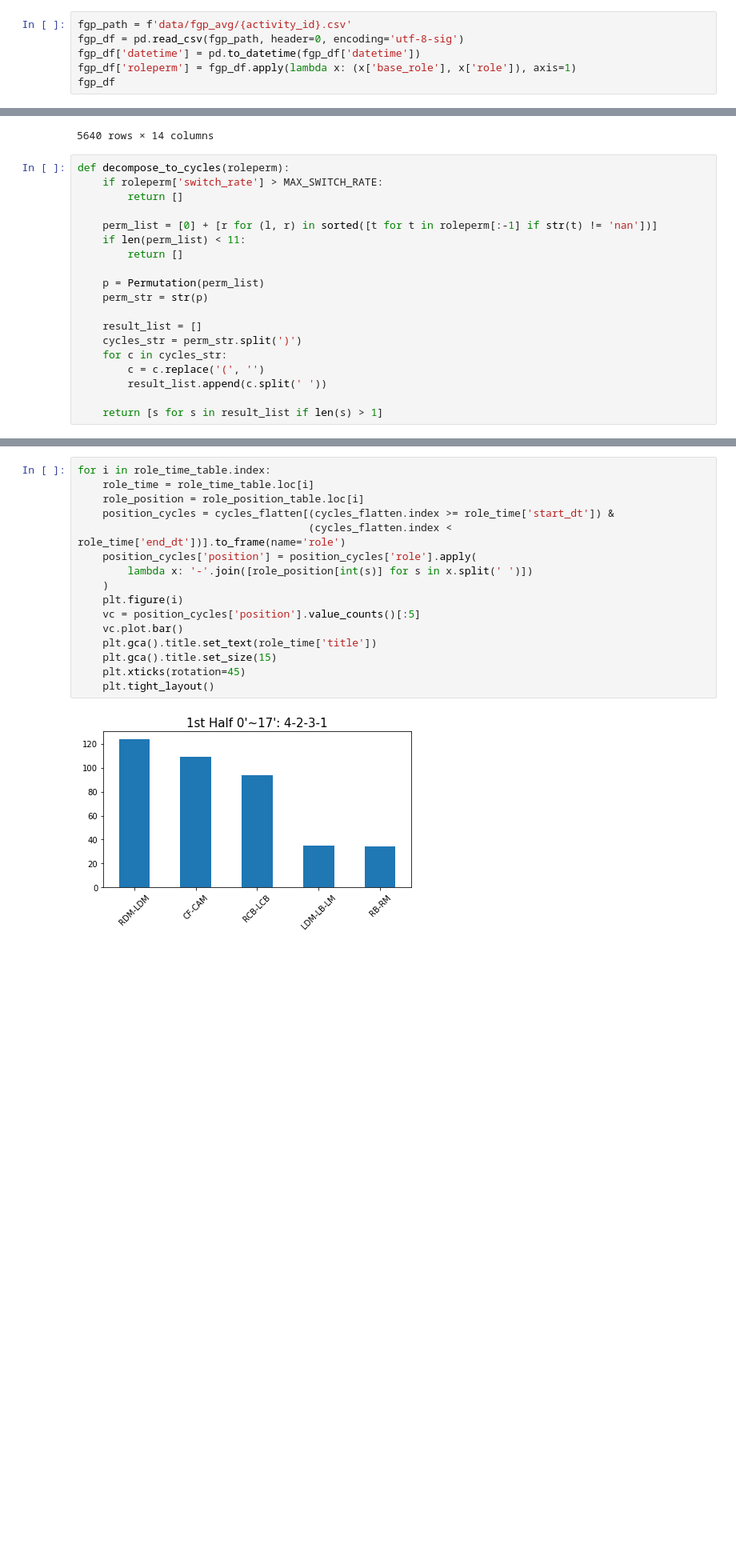
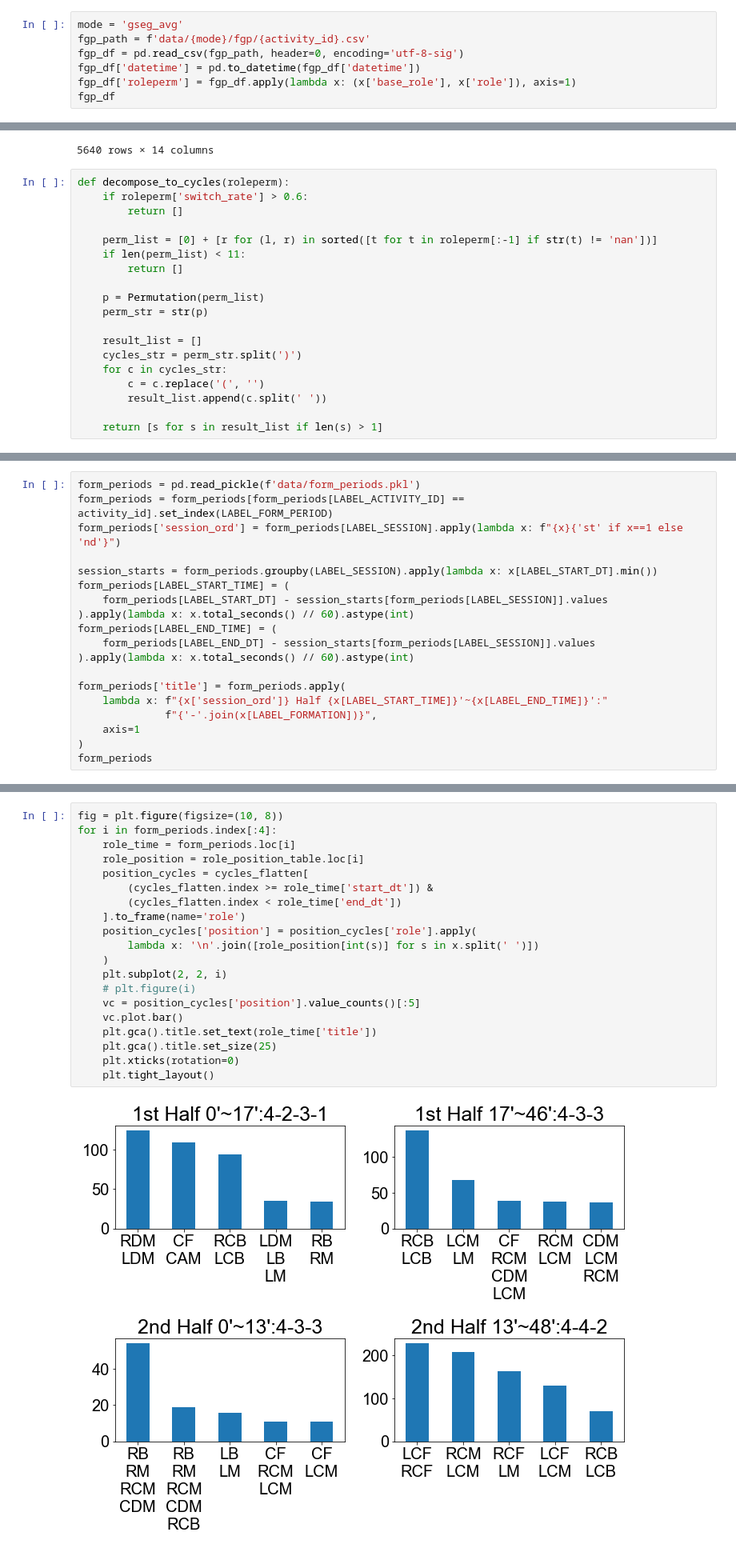
Before and after one commit to pientist/soccercpd, a Jupyter notebook: notebooks/5_switching_pattern_discovery.ipynb, the cells around one changed output, grey strips where cells are left out. Shown at 80% size. Saved outputs shown, nothing was run; the diff lists cells and outputs as text; blank space fills up the shorter version.

Commit message:
[feat][5_switching_pattern_discovery] Visualize histograms using subplots

```diff
--- a/notebooks/5_switching_pattern_discovery.ipynb
+++ b/notebooks/5_switching_pattern_discovery.ipynb
@@ -22,7 +28,8 @@ init_printing(perm_cyclic=True, pretty_print=False)
 # Choose an activity to analyze
 activity_id = 17985
 # %%
-fgp_path = f'data/fgp_avg/{activity_id}.csv'
+mode = 'gseg_avg'
+fgp_path = f'data/{mode}/fgp/{activity_id}.csv'
 fgp_df = pd.read_csv(fgp_path, header=0, encoding='utf-8-sig')
 fgp_df['datetime'] = pd.to_datetime(fgp_df['datetime'])
 fgp_df['roleperm'] = fgp_df.apply(lambda x: (x['base_role'], x['role']), axis=1)
@@ -64,7 +71,7 @@ roleperms
 5640 rows × 14 columns
 # %%
 def decompose_to_cycles(roleperm):
-    if roleperm['switch_rate'] > MAX_SWITCH_RATE:
+    if roleperm['switch_rate'] > 0.6:
         return []
 
     perm_list = [0] + [r for (l, r) in sorted([t for t in roleperm[:-1] if str(t) != 'nan'])]
@@ -149,0 +129,19 @@ role_time_table
+# %%
+form_periods = pd.read_pickle(f'data/form_periods.pkl')
+form_periods = form_periods[form_periods[LABEL_ACTIVITY_ID] == activity_id].set_index(LABEL_FORM_PERIOD)
+form_periods['session_ord'] = form_periods[LABEL_SESSION].apply(lambda x: f"{x}{'st' if x==1 else 'nd'}")
+
+session_starts = form_periods.groupby(LABEL_SESSION).apply(lambda x: x[LABEL_START_DT].min())
+form_periods[LABEL_START_TIME] = (
+    form_periods[LABEL_START_DT] - session_starts[form_periods[LABEL_SESSION]].values
+).apply(lambda x: x.total_seconds() // 60).astype(int)
+form_periods[LABEL_END_TIME] = (
+    form_periods[LABEL_END_DT] - session_starts[form_periods[LABEL_SESSION]].values
+).apply(lambda x: x.total_seconds() // 60).astype(int)
+
+form_periods['title'] = form_periods.apply(
+    lambda x: f"{x['session_ord']} Half {x[LABEL_START_TIME]}'~{x[LABEL_END_TIME]}':"
+              f"{'-'.join(x[LABEL_FORMATION])}",
+    axis=1
+)
+form_periods
@@ -161,20 +166,24 @@ role_position_table
 | 4 | RB | RCB | LCF | RCM | RCF | LCM | LCB | LB | LM | RM |
 | 5 | RB | RCB | LCF | RCM | RCF | LCM | LCB | LB | LM | RM |
 # %%
-for i in role_time_table.index:
-    role_time = role_time_table.loc[i]
+fig = plt.figure(figsize=(10, 8))
+for i in form_periods.index[:4]:
+    role_time = form_periods.loc[i]
     role_position = role_position_table.loc[i]
-    position_cycles = cycles_flatten[(cycles_flatten.index >= role_time['start_dt']) &
-                                     (cycles_flatten.index < role_time['end_dt'])].to_frame(name='role')
+    position_cycles = cycles_flatten[
+        (cycles_flatten.index >= role_time['start_dt']) &
+        (cycles_flatten.index < role_time['end_dt'])
+    ].to_frame(name='role')
     position_cycles['position'] = position_cycles['role'].apply(
-        lambda x: '-'.join([role_position[int(s)] for s in x.split(' ')])
+        lambda x: '\n'.join([role_position[int(s)] for s in x.split(' ')])
     )
-    plt.figure(i)
+    plt.subplot(2, 2, i)
+    # plt.figure(i)
     vc = position_cycles['position'].value_counts()[:5]
     vc.plot.bar()
     plt.gca().title.set_text(role_time['title'])
-    plt.gca().title.set_size(15)
-    plt.xticks(rotation=45)
+    plt.gca().title.set_size(25)
+    plt.xticks(rotation=0)
     plt.tight_layout()
 # %% [output]
-[figure, old version]
+[figure, new version]
```
Also changed, not shown: parts of 6 cells of this notebook, 1 other file.
